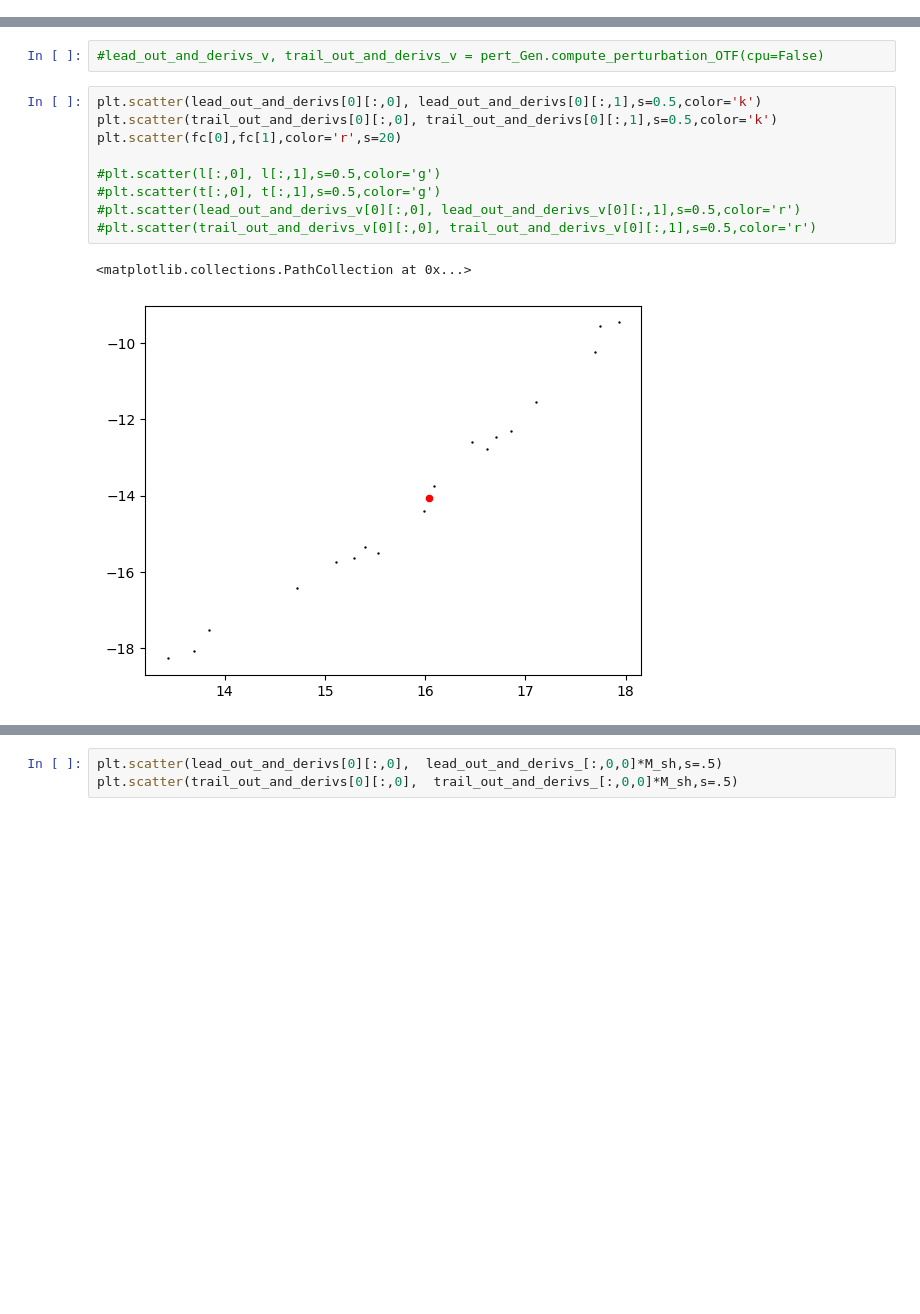
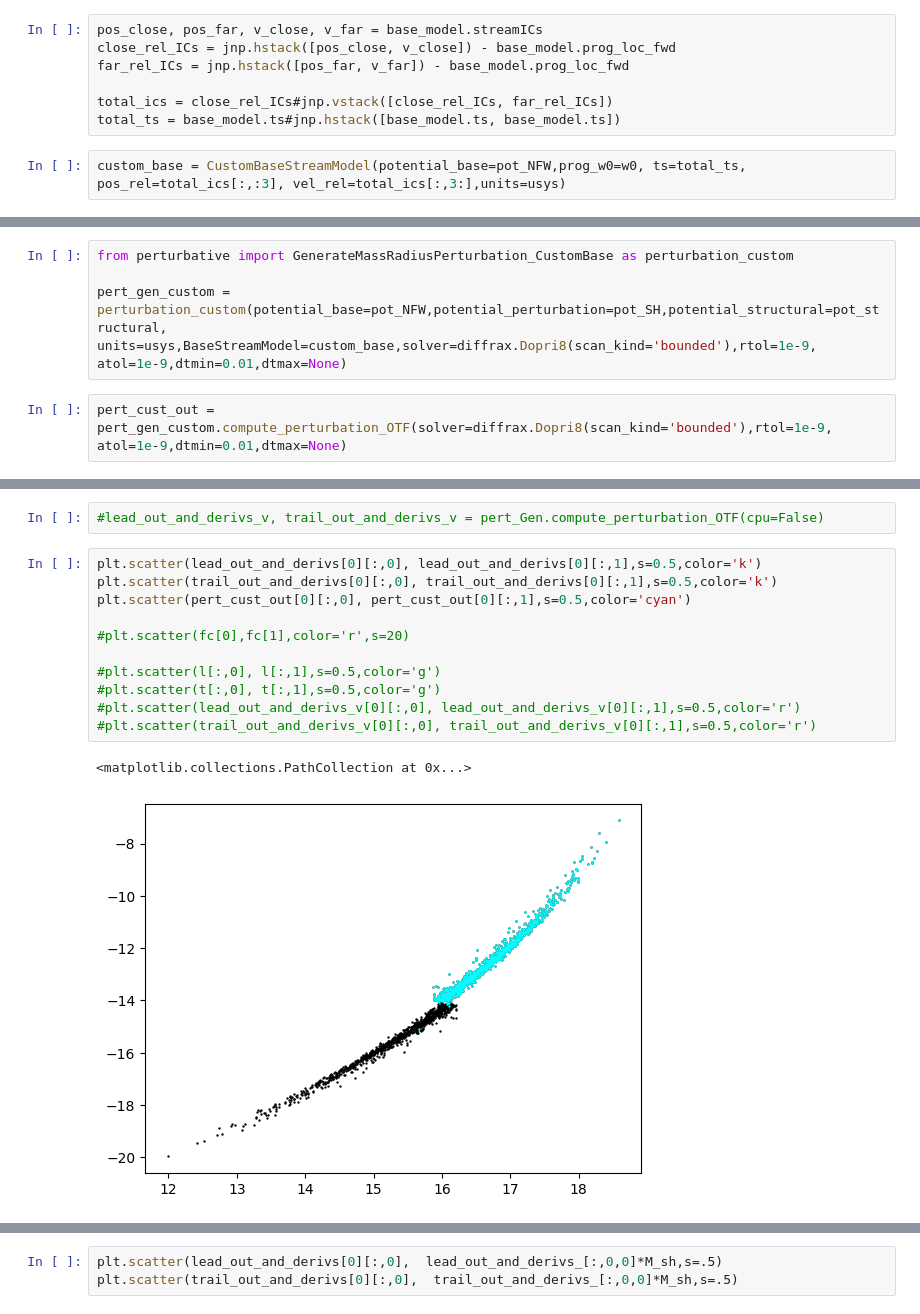
Before and after one commit to jnibauer/streamsculptor, a Jupyter notebook: examples/tests.ipynb, the cells around one changed output, grey strips where cells are left out. Cells and saved outputs as stored; diff of their text form; blank space fills up the shorter version.

Commit message:
testing custom base and perturbative model

```diff
--- a/examples/tests.ipynb
+++ b/examples/tests.ipynb
@@ -362,0 +343,9 @@ Array([[[ 1.73591386e-08, -7.23228287e-13,  2.15707591e-08, ...,
+# %%
+pos_close, pos_far, v_close, v_far = base_model.streamICs
+close_rel_ICs = jnp.hstack([pos_close, v_close]) - base_model.prog_loc_fwd
+far_rel_ICs = jnp.hstack([pos_far, v_far]) - base_model.prog_loc_fwd
+
+total_ics = close_rel_ICs#jnp.vstack([close_rel_ICs, far_rel_ICs])
+total_ts = base_model.ts#jnp.hstack([base_model.ts, base_model.ts])
+# %%
+custom_base = CustomBaseStreamModel(potential_base=pot_NFW,prog_w0=w0, ts=total_ts, pos_rel=total_ics[:,:3], vel_rel=total_ics[:,3:],units=usys)
@@ -362,0 +361,7 @@ Array([[[ 1.73591386e-08, -7.23228287e-13,  2.15707591e-08, ...,
+# %%
+from perturbative import GenerateMassRadiusPerturbation_CustomBase as perturbation_custom
+
+pert_gen_custom = perturbation_custom(potential_base=pot_NFW,potential_perturbation=pot_SH,potential_structural=pot_structural,
+units=usys,BaseStreamModel=custom_base,solver=diffrax.Dopri8(scan_kind='bounded'),rtol=1e-9, atol=1e-9,dtmin=0.01,dtmax=None)
+# %%
+pert_cust_out = pert_gen_custom.compute_perturbation_OTF(solver=diffrax.Dopri8(scan_kind='bounded'),rtol=1e-9, atol=1e-9,dtmin=0.01,dtmax=None)
@@ -368,15 +379,17 @@ solver=diffrax.Dopri8(scan_kind='bounded'),rtol=1e-9,atol=1e-9,dtmin=0.01,dtmax=
 # %%
 plt.scatter(lead_out_and_derivs[0][:,0], lead_out_and_derivs[0][:,1],s=0.5,color='k')
 plt.scatter(trail_out_and_derivs[0][:,0], trail_out_and_derivs[0][:,1],s=0.5,color='k')
-plt.scatter(fc[0],fc[1],color='r',s=20)
+plt.scatter(pert_cust_out[0][:,0], pert_cust_out[0][:,1],s=0.5,color='cyan')
+
+#plt.scatter(fc[0],fc[1],color='r',s=20)
 
 #plt.scatter(l[:,0], l[:,1],s=0.5,color='g')
 #plt.scatter(t[:,0], t[:,1],s=0.5,color='g')
 #plt.scatter(lead_out_and_derivs_v[0][:,0], lead_out_and_derivs_v[0][:,1],s=0.5,color='r')
 #plt.scatter(trail_out_and_derivs_v[0][:,0], trail_out_and_derivs_v[0][:,1],s=0.5,color='r')
 # %% [output]
 <matplotlib.collections.PathCollection at 0x...>
-[figure, old version]
+[figure, new version]
 # %%
 lead_out_and_derivs[1].shape
 # %% [output]
```
Also changed, not shown: parts of 27 cells of this notebook, 2 other files.
